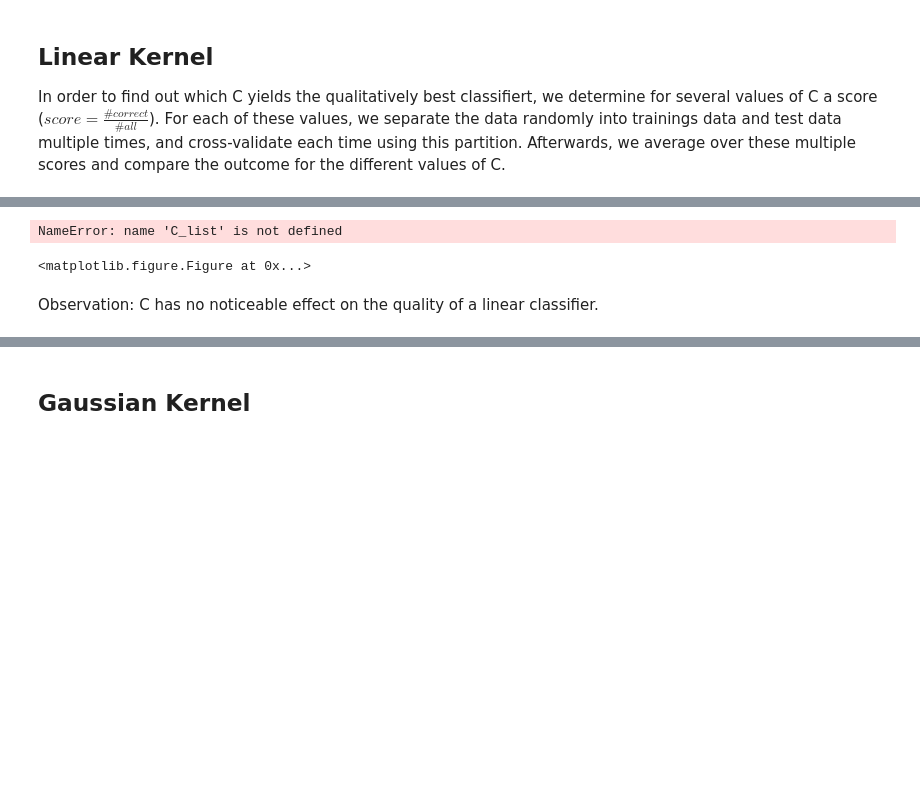
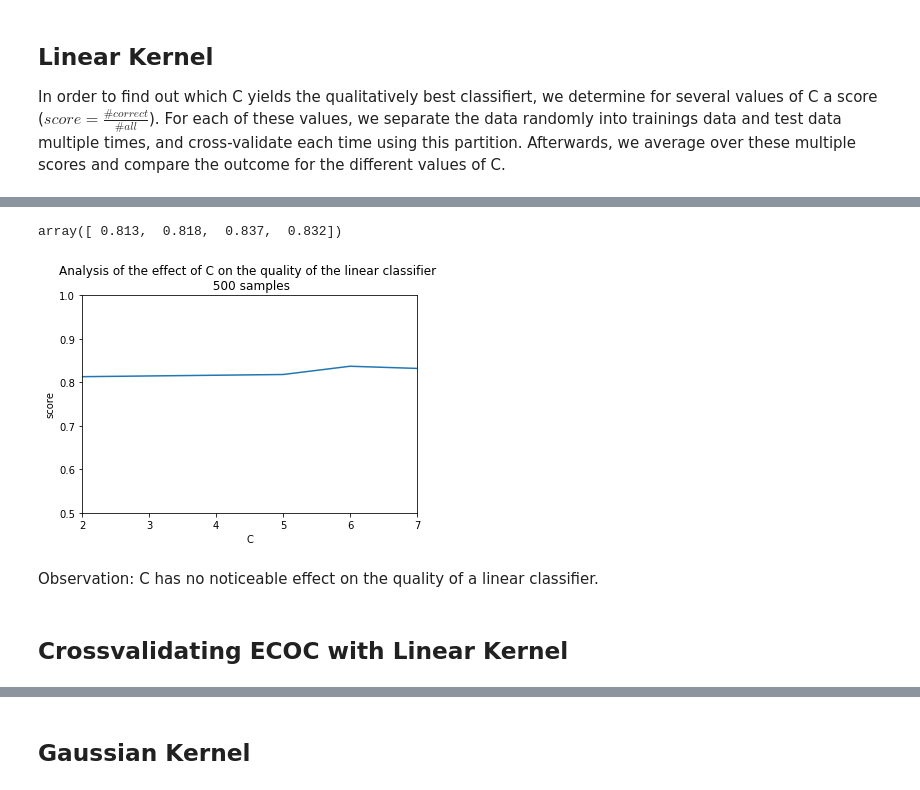
Before and after one commit to LisaBM/ml_project, a Jupyter notebook: Cross_Validation.ipynb, the cells around one changed output, grey strips where cells are left out. Drawn from its saved outputs; the diff is of its cells as text; code cells hidden in the pictures; blank space fills up the shorter version.

Commit message:
cross validation for ecoc

```diff
--- a/Cross_Validation.ipynb
+++ b/Cross_Validation.ipynb
@@ -17,5 +22,5 @@ from mySVM_class import *
 # %%
-train = pd.read_csv('C:/Users/LMatt/OneDrive/Dokumente/Mathe/Machine Learning/Projekt/digits_train.csv', nrows = 2000)
+train = pd.read_csv('Data/train.csv', nrows = 2000)
 # %%
 images = ["%s%s" %("pixel",pixel_no) for pixel_no in range(0,28**2)]
 train_images = np.array(train[images], dtype=np.float)/100
@@ -27,13 +32,18 @@ In order to find out which C yields the qualitatively best classifiert, we deter
 For each of these values, we separate the data randomly into trainings data and test data multiple times, and cross-validate each time using this partition. Afterwards, we average over these multiple scores and compare the outcome for the different values of C.
 # %%
 %%time
-C_list = [1.,2., 10.,50.,75., 100.,125., 200., 300.,500.,  750., 1000., 2000.]
-no_samples = 500
-sigma_list = [.1, 1. ]
+
+no_samples = 1000
 scores_list = []
-for i in range(3):
-    scores_list.append([])
-    for C in C_list:
-        scores_list[i].append(cross_validation(train_images[:no_samples],label_even[:no_samples], C, scalar_product))
+no_itereations = 1
+
+C_list = [2., 5., 6., 7.]
+with progressbar.ProgressBar(max_value=len(C_list)*no_itereations) as bar:
+    bar.update(0)
+    for i in range(no_itereations):
+        scores_list.append([])
+        for C in C_list:
+            scores_list[i].append(cross_validation(train_images[:no_samples],label_even[:no_samples], C, scalar_product))
+            bar.update(C_list.index(C)*(i+1))
 print(scores_list)
 # %% [output]
@@ -58,18 +54,22 @@ KeyboardInterrupt:
 # %%
 S = np.mean(scores_list, axis = 0)
+S
+# %% [output]
+array([ 0.813,  0.818,  0.837,  0.832])
 # %%
 figure_parameterC = plt.figure();
 plt.plot(C_list, S);
-plt.xscale('log');
+#plt.xscale('log');
 plt.ylim([0.5,1]);
-plt.xlim([0,2000]);
+plt.xlim([2,7]);
 
 plt.title('Analysis of the effect of C on the quality of the linear classifier \n 500 samples');
 plt.xlabel('C');
 plt.ylabel('score');
 plt.savefig('CAnalysis_linear.pdf')
 # %% [output]
-NameError: name 'C_list' is not defined
-<matplotlib.figure.Figure at 0x...>
+[figure, added]
 # %% [markdown]
 Observation: C has no noticeable effect on the quality of a linear classifier.
+# %% [markdown]
+## Crossvalidating ECOC with Linear Kernel
```
Also changed, not shown: parts of 4 cells of this notebook, 2 other files.
